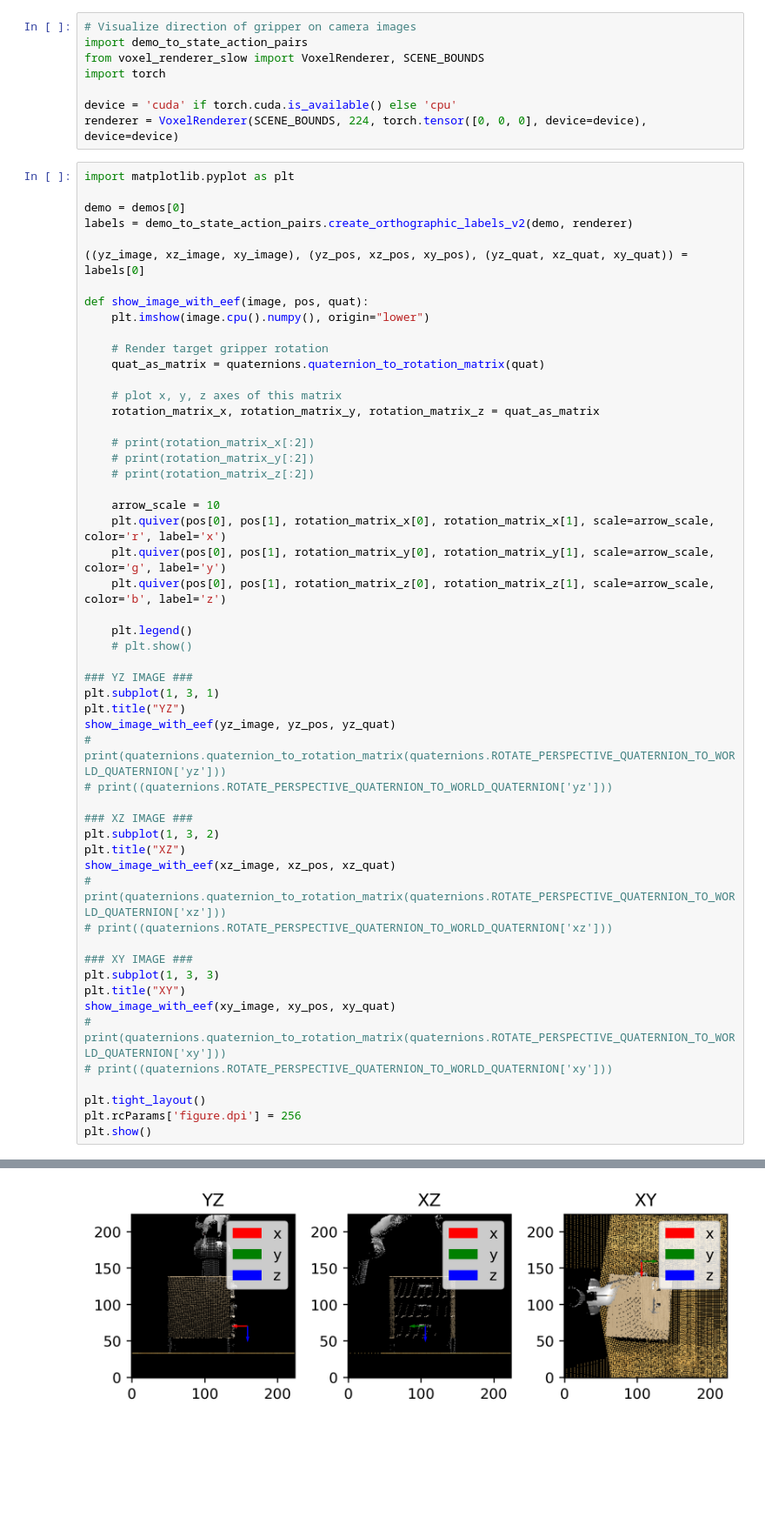
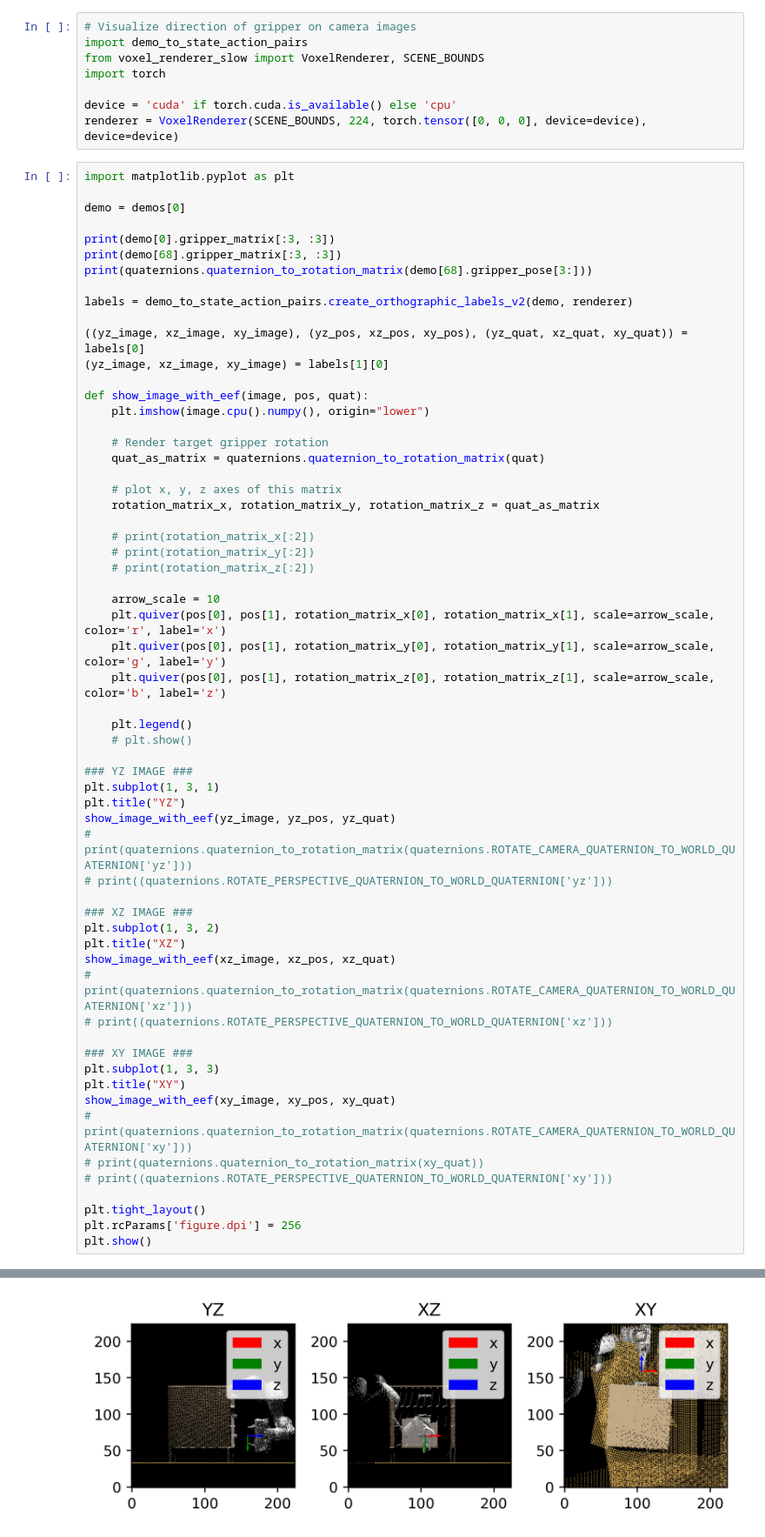
Before and after one commit to myfatemi04/robots-spring-2024, a Jupyter notebook: state_space_diffusion/test_quaternions.ipynb, the cells around one changed output, grey strips where cells are left out. Shown at 87% size. Cells and saved outputs as stored; diff of their text form; blank space fills up the shorter version.

```diff
--- a/state_space_diffusion/test_quaternions.ipynb
+++ b/state_space_diffusion/test_quaternions.ipynb
@@ -30,9 +30,15 @@ renderer = VoxelRenderer(SCENE_BOUNDS, 224, torch.tensor([0, 0, 0], device=devic
 import matplotlib.pyplot as plt
 
 demo = demos[0]
+
+print(demo[0].gripper_matrix[:3, :3])
+print(demo[68].gripper_matrix[:3, :3])
+print(quaternions.quaternion_to_rotation_matrix(demo[68].gripper_pose[3:]))
+
 labels = demo_to_state_action_pairs.create_orthographic_labels_v2(demo, renderer)
 
 ((yz_image, xz_image, xy_image), (yz_pos, xz_pos, xy_pos), (yz_quat, xz_quat, xy_quat)) = labels[0]
+(yz_image, xz_image, xy_image) = labels[1][0]
 
 def show_image_with_eef(image, pos, quat):
     plt.imshow(image.cpu().numpy(), origin="lower")
@@ -59,21 +65,22 @@ def show_image_with_eef(image, pos, quat):
 plt.subplot(1, 3, 1)
 plt.title("YZ")
 show_image_with_eef(yz_image, yz_pos, yz_quat)
-# print(quaternions.quaternion_to_rotation_matrix(quaternions.ROTATE_PERSPECTIVE_QUATERNION_TO_WORLD_QUATERNION['yz']))
+# print(quaternions.quaternion_to_rotation_matrix(quaternions.ROTATE_CAMERA_QUATERNION_TO_WORLD_QUATERNION['yz']))
 # print((quaternions.ROTATE_PERSPECTIVE_QUATERNION_TO_WORLD_QUATERNION['yz']))
 
 ### XZ IMAGE ###
 plt.subplot(1, 3, 2)
 plt.title("XZ")
 show_image_with_eef(xz_image, xz_pos, xz_quat)
-# print(quaternions.quaternion_to_rotation_matrix(quaternions.ROTATE_PERSPECTIVE_QUATERNION_TO_WORLD_QUATERNION['xz']))
+# print(quaternions.quaternion_to_rotation_matrix(quaternions.ROTATE_CAMERA_QUATERNION_TO_WORLD_QUATERNION['xz']))
 # print((quaternions.ROTATE_PERSPECTIVE_QUATERNION_TO_WORLD_QUATERNION['xz']))
 
 ### XY IMAGE ###
 plt.subplot(1, 3, 3)
 plt.title("XY")
 show_image_with_eef(xy_image, xy_pos, xy_quat)
-# print(quaternions.quaternion_to_rotation_matrix(quaternions.ROTATE_PERSPECTIVE_QUATERNION_TO_WORLD_QUATERNION['xy']))
+# print(quaternions.quaternion_to_rotation_matrix(quaternions.ROTATE_CAMERA_QUATERNION_TO_WORLD_QUATERNION['xy']))
+# print(quaternions.quaternion_to_rotation_matrix(xy_quat))
 # print((quaternions.ROTATE_PERSPECTIVE_QUATERNION_TO_WORLD_QUATERNION['xy']))
 
 plt.tight_layout()
@@ -83 +100 @@ plt.show()
-[figure, old version]
+[figure, new version]
```
Also changed, not shown: parts of 2 cells of this notebook, 9 other files.
